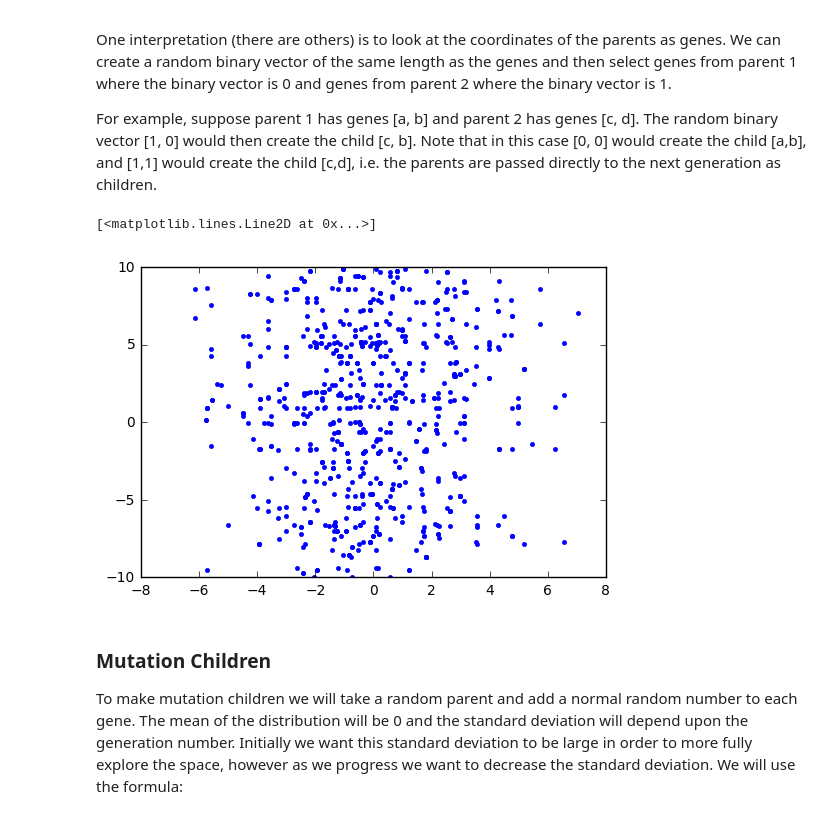
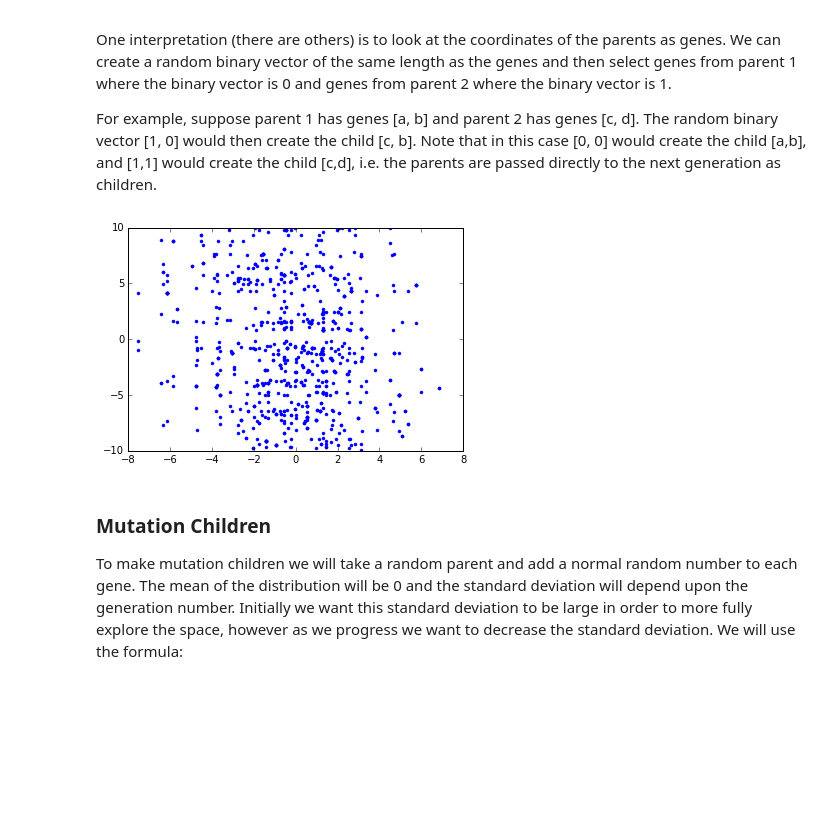
Before and after one commit to lukasbystricky/ISC-3313, a Jupyter notebook: lectures/chapter7/2-genetic_algorithms.ipynb, the cells around one changed output. Saved outputs shown, nothing was run; the diff lists cells and outputs as text; code cells hidden in the pictures; blank space fills up the shorter version.

```diff
--- a/lectures/chapter7/2-genetic_algorithms.ipynb
+++ b/lectures/chapter7/2-genetic_algorithms.ipynb
@@ -176,7 +151,7 @@ def elite_children(p, n=2):
 
     return elite, p
 # %%
-elite, scores = elite_children(scores)
+elite, scores = _elite_children(scores)
 print(elite)
 print(scores)
 # %% [output]
@@ -196,7 +171,7 @@ From the remaining population, we have to select a number of parents. Let's call
 
 There's no good way to choose $N$, but setting it to be 25% of the total population often works well.
 # %%
-def select_parents(scores, n = 0.25, M = 4):
+def _select_parents(scores, n = 0.25, M = 4):
 
     # compute number of parents
     N = int(n*len(scores))
@@ -219,7 +194,6 @@ def select_parents(scores, n = 0.25, M = 4):
 
     return np.array(parents)
 # %%
-parents = select_parents(scores)
-print(parents.shape)
-plt.plot(parents[:,2])
+parents = _select_parents(scores)
+plt.plot(parents[:,2]);
 # %% [output]
@@ -235,7 +207,7 @@ One interpretation (there are others) is to look at the coordinates of the paren
 
 For example, suppose parent 1 has genes [a, b] and parent 2 has genes [c, d]. The random binary vector [1, 0] would then create the child [c, b]. Note that in this case [0, 0] would create the child [a,b], and [1,1] would create the child [c,d], i.e. the parents are passed directly to the next generation as children.
 # %%
-def crossover_children(parents, N):
+def _crossover_children(parents, N):
 
     children = []
     for i in range(N):
@@ -262,11 +234,10 @@ def crossover_children(parents, N):
 
     return np.array(children)
 # %%
-crossover = crossover_children(parents, 800)
-plt.plot(crossover[:,0],crossover[:,1], '.')
+crossover = _crossover_children(parents, 800)
+plt.plot(crossover[:,0],crossover[:,1], '.');
 # %% [output]
-[<matplotlib.lines.Line2D at 0x...>]
-[figure, old version]
+[figure, new version]
 # %% [markdown]
 ### Mutation Children
 
```
Also changed, not shown: parts of 32 cells of this notebook.
